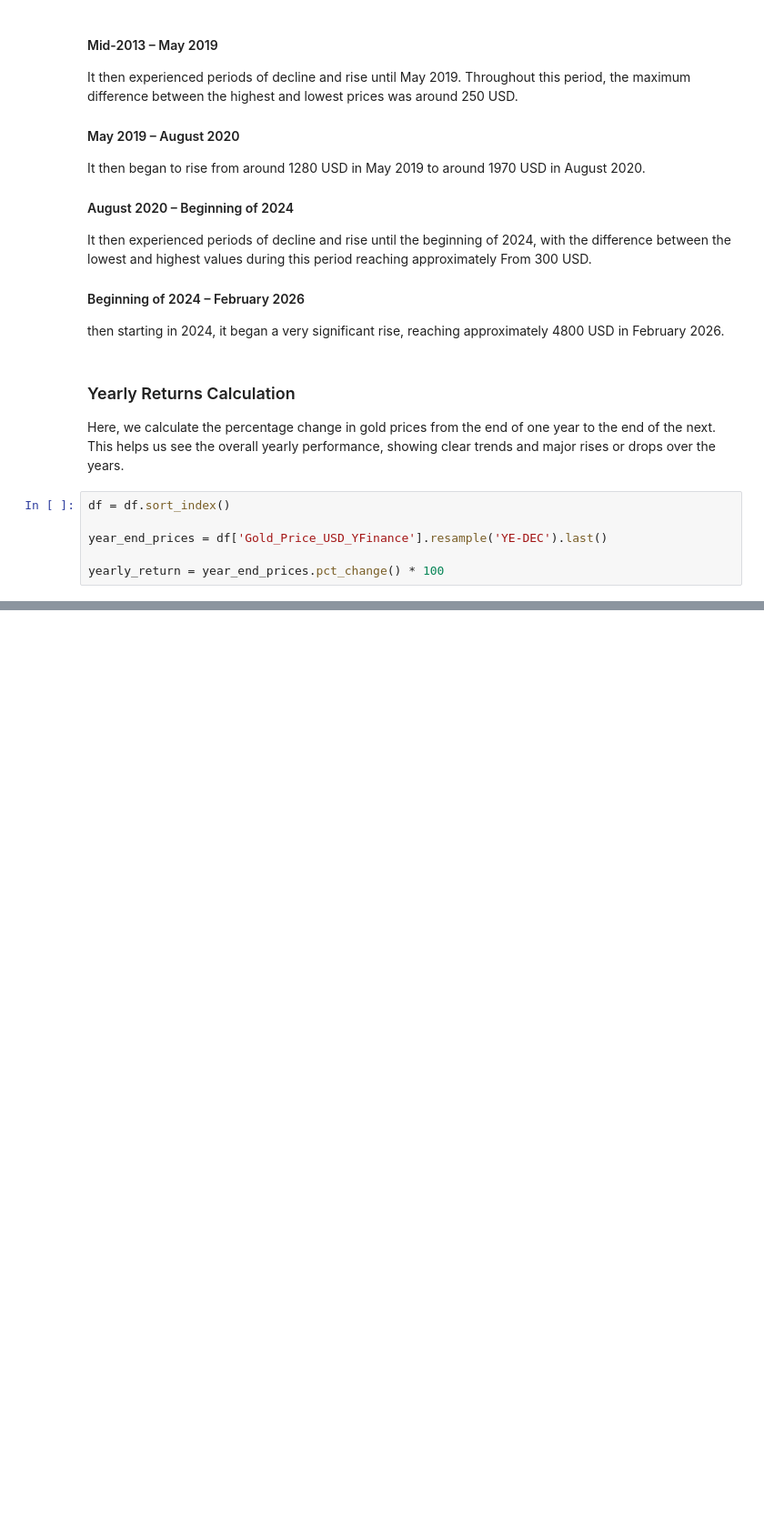
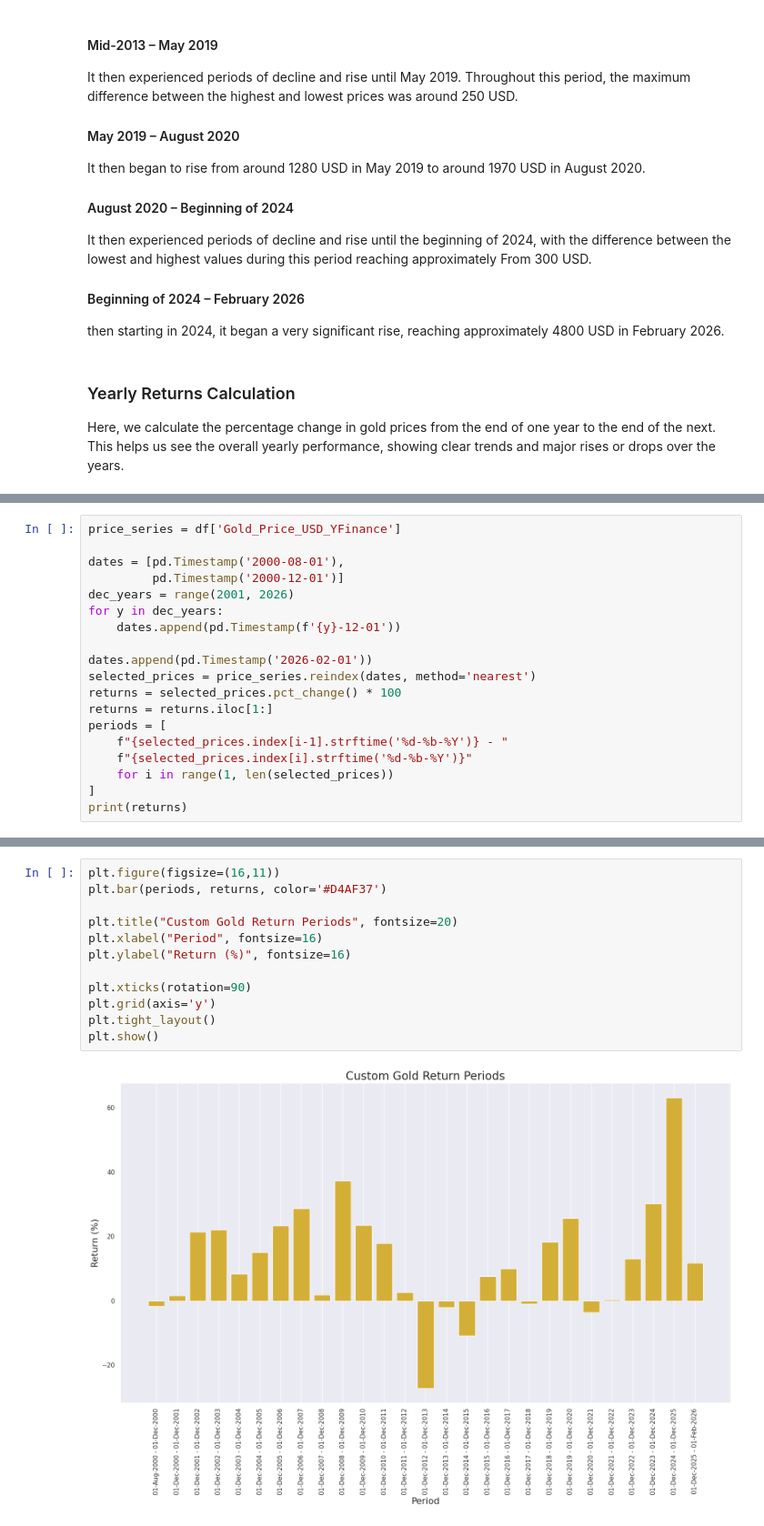
Before and after one commit to younesbensaid/Data-Analysis-portfolio, a Jupyter notebook: gold-price-analysis Aug 2000 - Fev 2026/XAUUSD_Analysis.ipynb, the cells around one changed output, grey strips where cells are left out. Shown at 91% size. Saved outputs shown, nothing was run; the diff lists cells and outputs as text; blank space fills up the shorter version.

Commit message:
fix gold return periods bar chart

```diff
--- a/gold-price-analysis Aug 2000 - Fev 2026/XAUUSD_Analysis.ipynb
+++ b/gold-price-analysis Aug 2000 - Fev 2026/XAUUSD_Analysis.ipynb
@@ -239,9 +239,3 @@ then starting in 2024, it began a very significant rise, reaching approximately
 
 Here, we calculate the percentage change in gold prices from the end of one year to the end of the next.
 This helps us see the overall yearly performance, showing clear trends and major rises or drops over the years.
-# %%
-df = df.sort_index()
-
-year_end_prices = df['Gold_Price_USD_YFinance'].resample('YE-DEC').last()
-
-yearly_return = year_end_prices.pct_change() * 100
@@ -288,0 +242,19 @@ plt.show()
+# %%
+price_series = df['Gold_Price_USD_YFinance']
+
+dates = [pd.Timestamp('2000-08-01'),
+         pd.Timestamp('2000-12-01')]
+dec_years = range(2001, 2026)
+for y in dec_years:
+    dates.append(pd.Timestamp(f'{y}-12-01'))
+
+dates.append(pd.Timestamp('2026-02-01'))
+selected_prices = price_series.reindex(dates, method='nearest')
+returns = selected_prices.pct_change() * 100
+returns = returns.iloc[1:]
+periods = [
+    f"{selected_prices.index[i-1].strftime('%d-%b-%Y')} - "
+    f"{selected_prices.index[i].strftime('%d-%b-%Y')}"
+    for i in range(1, len(selected_prices))
+]
+print(returns)
@@ -288,0 +279,14 @@ plt.show()
+# %%
+plt.figure(figsize=(16,11))
+plt.bar(periods, returns, color='#D4AF37')
+
+plt.title("Custom Gold Return Periods", fontsize=20)
+plt.xlabel("Period", fontsize=16)
+plt.ylabel("Return (%)", fontsize=16)
+
+plt.xticks(rotation=90)
+plt.grid(axis='y')
+plt.tight_layout()
+plt.show()
+# %% [output]
+[figure, added]
```
Also changed, not shown: parts of 3 cells of this notebook.
